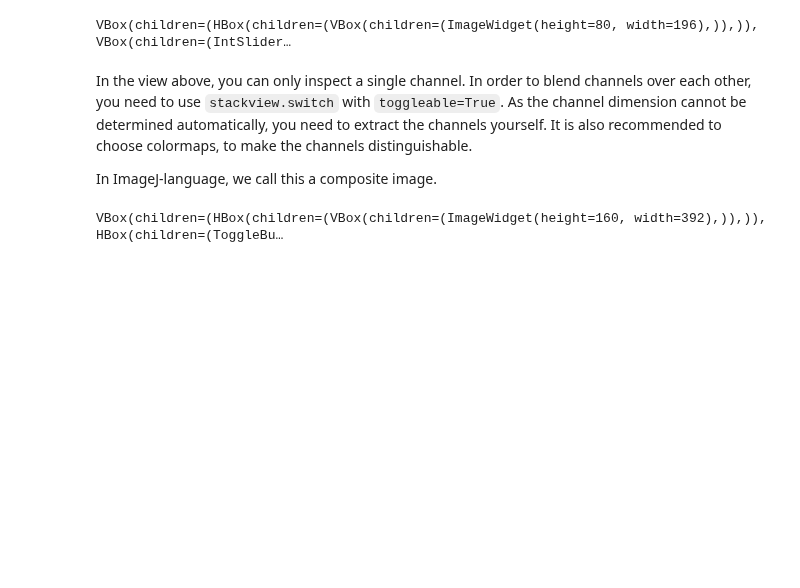
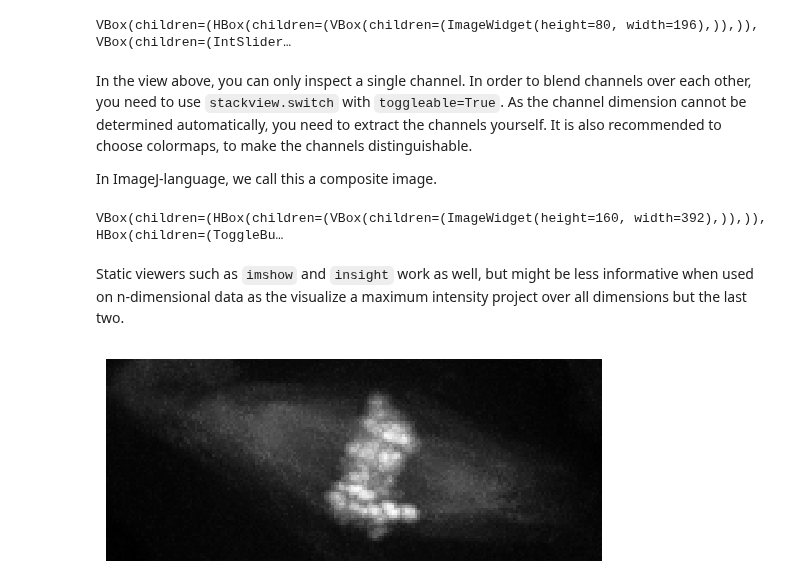
Before and after one commit to haesleinhuepf/stackview, a Jupyter notebook: docs/nd-data.ipynb, the cells around one changed output. Cells and saved outputs as stored; diff of their text form; code cells hidden in the pictures; blank space fills up the shorter version.

```diff
--- a/docs/nd-data.ipynb
+++ b/docs/nd-data.ipynb
@@ -35,3 +35,9 @@ stackview.switch(images=[
                  zoom_factor=2)
 # %% [output]
 VBox(children=(HBox(children=(VBox(children=(ImageWidget(height=160, width=392),)),)), HBox(children=(ToggleBu…
+# %% [markdown]
+Static viewers such as `imshow` and `insight` work as well, but might be less informative when used on n-dimensional data as the visualize a maximum intensity project over all dimensions but the last two.
+# %%
+stackview.imshow(image)
+# %% [output]
+[figure, added]
```
Also changed, not shown: parts of 1 cell of this notebook, 3 other files.
